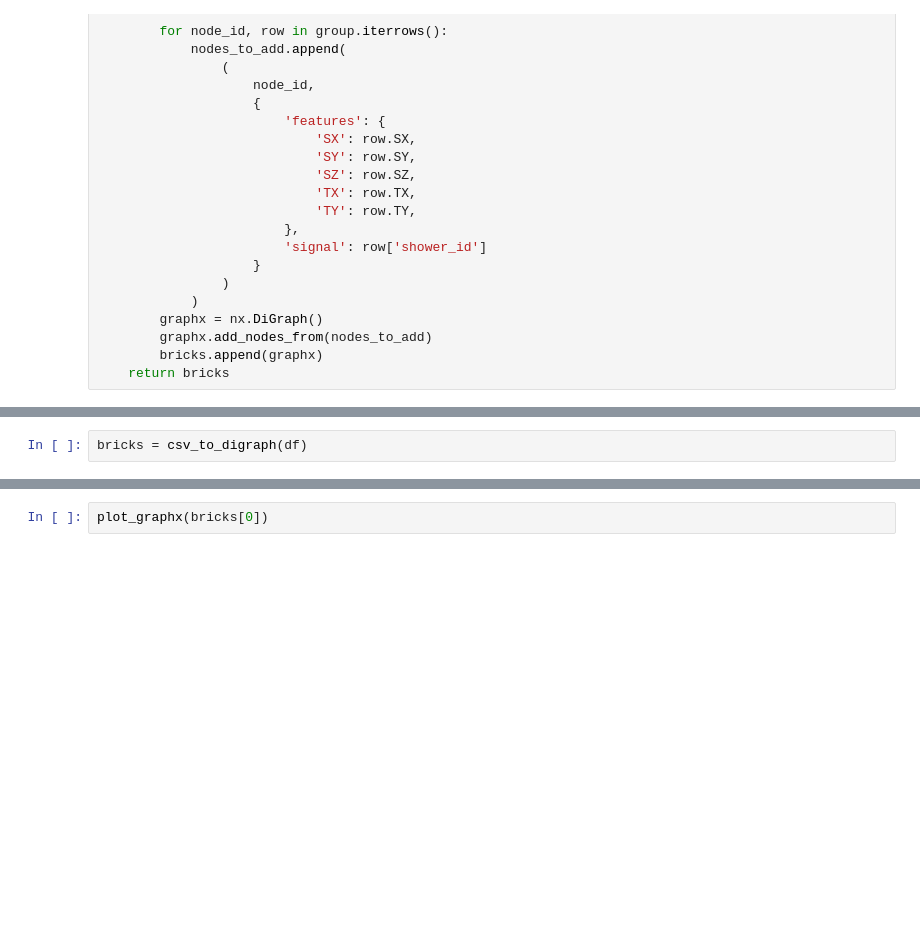
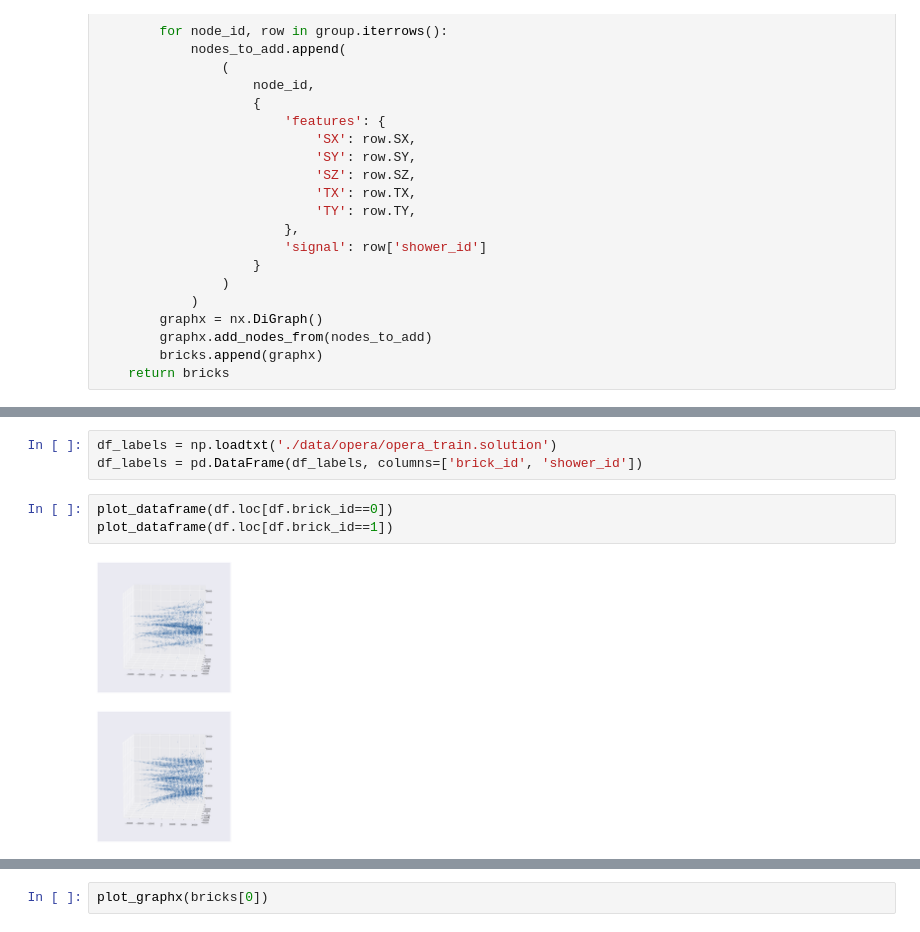
Before and after one commit to SchattenGenie/em_showers_separation, a Jupyter notebook: visualization.ipynb, the cells around one changed output, grey strips where cells are left out. Cells and saved outputs as stored; diff of their text form; blank space fills up the shorter version.

```diff
--- a/visualization.ipynb
+++ b/visualization.ipynb
@@ -95,2 +95,9 @@ plot_dataframe(df.iloc[df.brick_id==0])
-# %%
-bricks = csv_to_digraph(df)
+# %%
+df_labels = np.loadtxt('./data/opera/opera_train.solution')
+df_labels = pd.DataFrame(df_labels, columns=['brick_id', 'shower_id'])
+# %%
+plot_dataframe(df.loc[df.brick_id==0])
+plot_dataframe(df.loc[df.brick_id==1])
+# %% [output]
+[figure, added]
+[figure, added]
```
Also changed, not shown: parts of 8 cells of this notebook.
